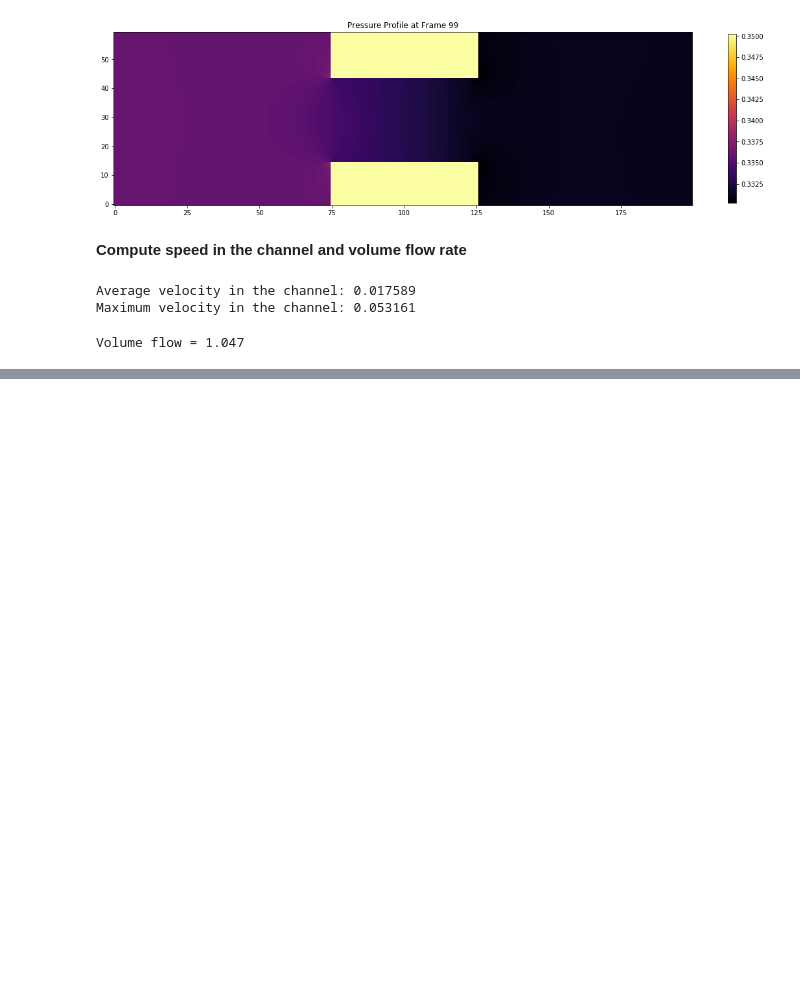
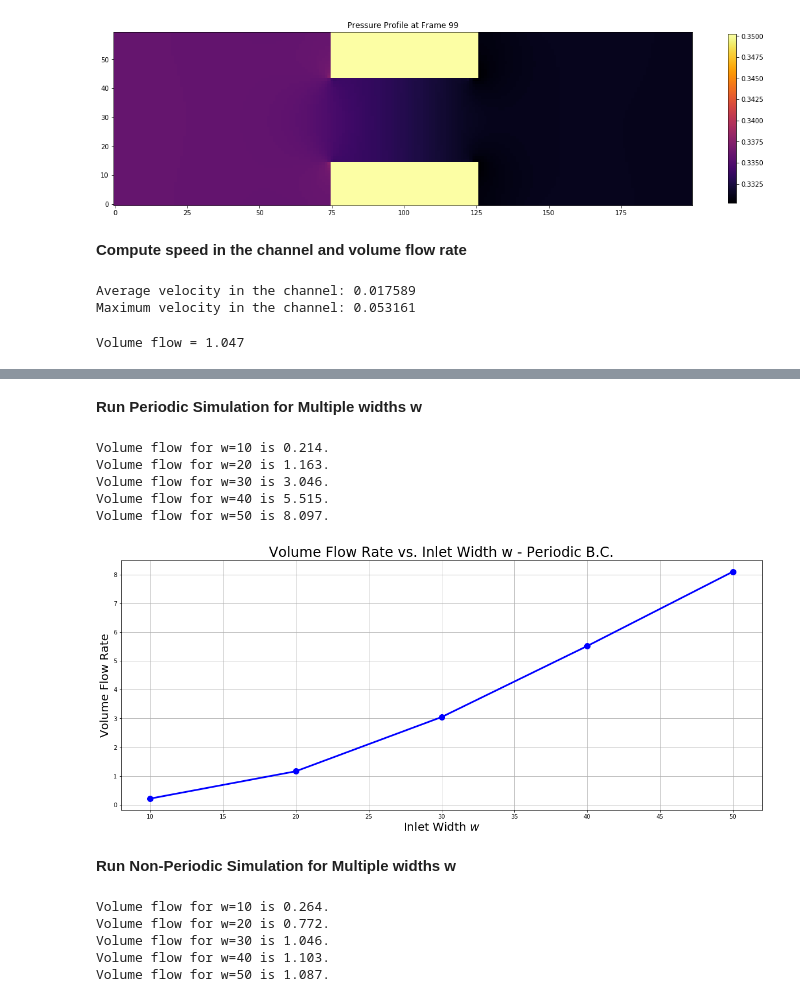
Before and after one commit to iacs-ac290r-2019/homework, a Jupyter notebook: hw2/lbm_7/viz.ipynb, the cells around one changed output, grey strips where cells are left out. Drawn from its saved outputs; the diff is of its cells as text; code cells hidden in the pictures; blank space fills up the shorter version.

Commit message:
added flow rate vs. width

```diff
--- a/hw2/lbm_7/viz.ipynb
+++ b/hw2/lbm_7/viz.ipynb
@@ -275,15 +275,3 @@ volume_flow = calc_volume_flow(rho, ux)
 print(f'Volume flow = {volume_flow:0.3f}')
 # %% [output]
 Volume flow = 1.047
-# %%
-# For loops to save % frames
-for i in range(100):
-    pass
-#     rho=load_file(i)[0]
-#     fig, ax = plt.subplots(figsize=(20,8))
-#     plt.imshow(rho,cmap=cm.inferno)
-#     fig.gca().invert_yaxis()
-#     plt.colorbar(shrink=0.4)
-#     plt.title("Density Profile at Frame %i" % i)
-#     plt.savefig(outdir+'rho_%04d.png' % i)
-#     plt.close('all')
@@ -291,0 +278,53 @@ SyntaxError: unexpected EOF while parsing (<ipython-input-23-f76ae51ff617>, line
+# %% [markdown]
+**Run Periodic Simulation for Multiple widths w**
+# %%
+# Different widths w that were simulated
+ws = [10, 20, 30, 40, 50]
+
+# Array of volume flow vs. width w
+flow_pbc_w = np.zeros(len(ws))
+
+# Iterate over different values of w that were simulated
+for i, w in enumerate(ws):
+    outdir = f"lbm_pbc_Re001.out/width_{w}/"
+    rho=load_file(fr)[0]
+    ux=load_file(fr)[1]
+    volume_flow = calc_volume_flow(rho, ux)
+    flow_pbc_w[i] = volume_flow
+    print(f'Volume flow for w={w} is {volume_flow:0.3f}.')
+# %% [output]
+Volume flow for w=10 is 0.214.
+Volume flow for w=20 is 1.163.
+Volume flow for w=30 is 3.046.
+Volume flow for w=40 is 5.515.
+Volume flow for w=50 is 8.097.
+# %%
+fig, ax = plt.subplots(figsize=(20,8))
+ax.set_title('Volume Flow Rate vs. Inlet Width w - Periodic B.C.', fontsize=24)
+ax.set_xlabel('Inlet Width $w$', fontsize=20)
+ax.set_ylabel('Volume Flow Rate', fontsize=20)
+ax.plot(ws, flow_pbc_w, color='b', marker='o', linewidth=3.0, markersize=10)
+fig.savefig('../figs/lbm_pbc_flow_vs_w.png', bbox_inches='tight')
+ax.grid()
+# %% [output]
+[figure, added]
+# %% [markdown]
+**Run Non-Periodic Simulation for Multiple widths w**
+# %%
+# Array of volume flow vs. width w
+flow_mbc_w = np.zeros(len(ws))
+
+# Iterate over different values of w that were simulated
+for i, w in enumerate(ws):
+    outdir = f"lbm_mbc_Re001.out/width_{w}/"
+    rho=load_file(fr)[0]
+    ux=load_file(fr)[1]
+    volume_flow = calc_volume_flow(rho, ux)
+    flow_pbc_w[i] = volume_flow
+    print(f'Volume flow for w={w} is {volume_flow:0.3f}.')
+# %% [output]
+Volume flow for w=10 is 0.264.
+Volume flow for w=20 is 0.772.
+Volume flow for w=30 is 1.046.
+Volume flow for w=40 is 1.103.
+Volume flow for w=50 is 1.087.
```
Also changed, not shown: parts of 12 cells of this notebook, 2 other files.
